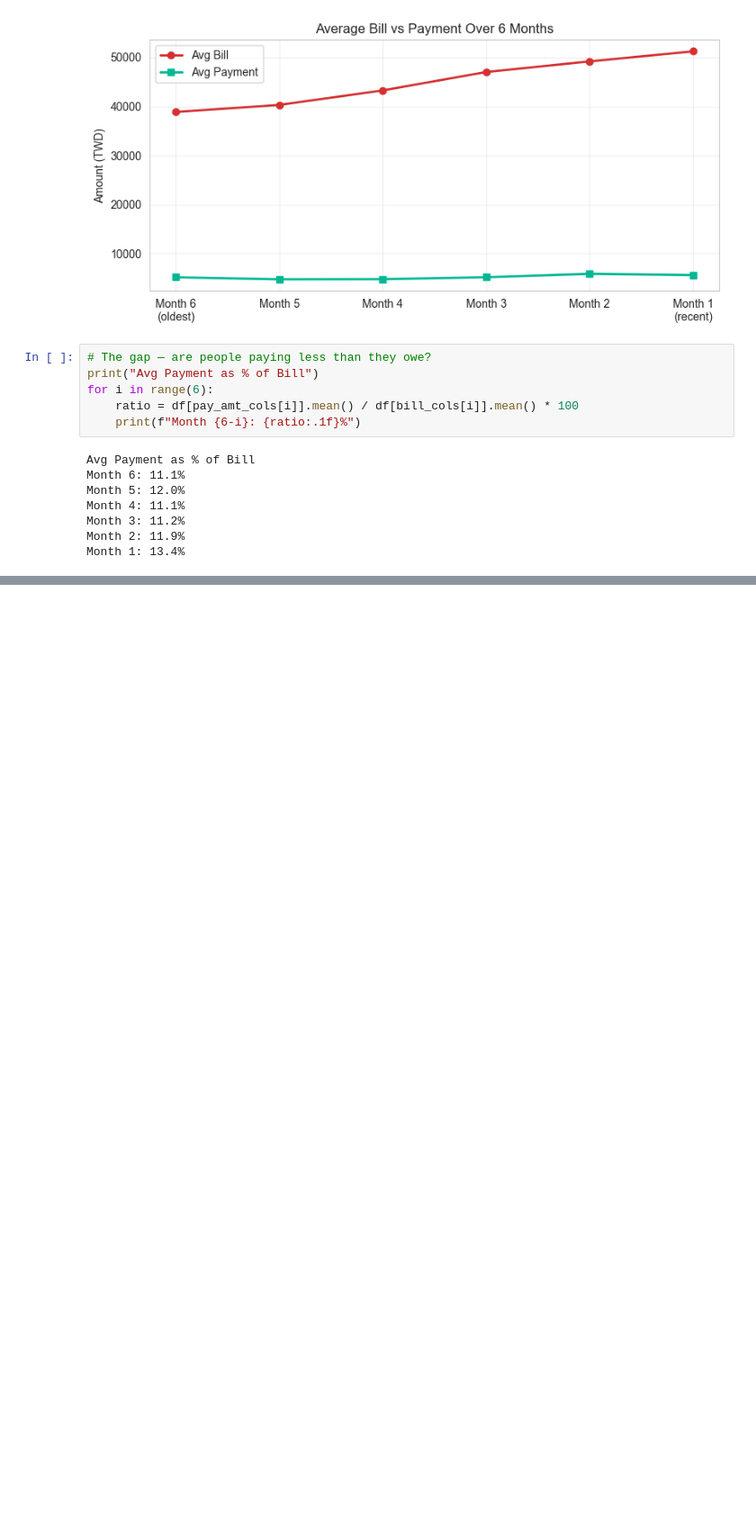
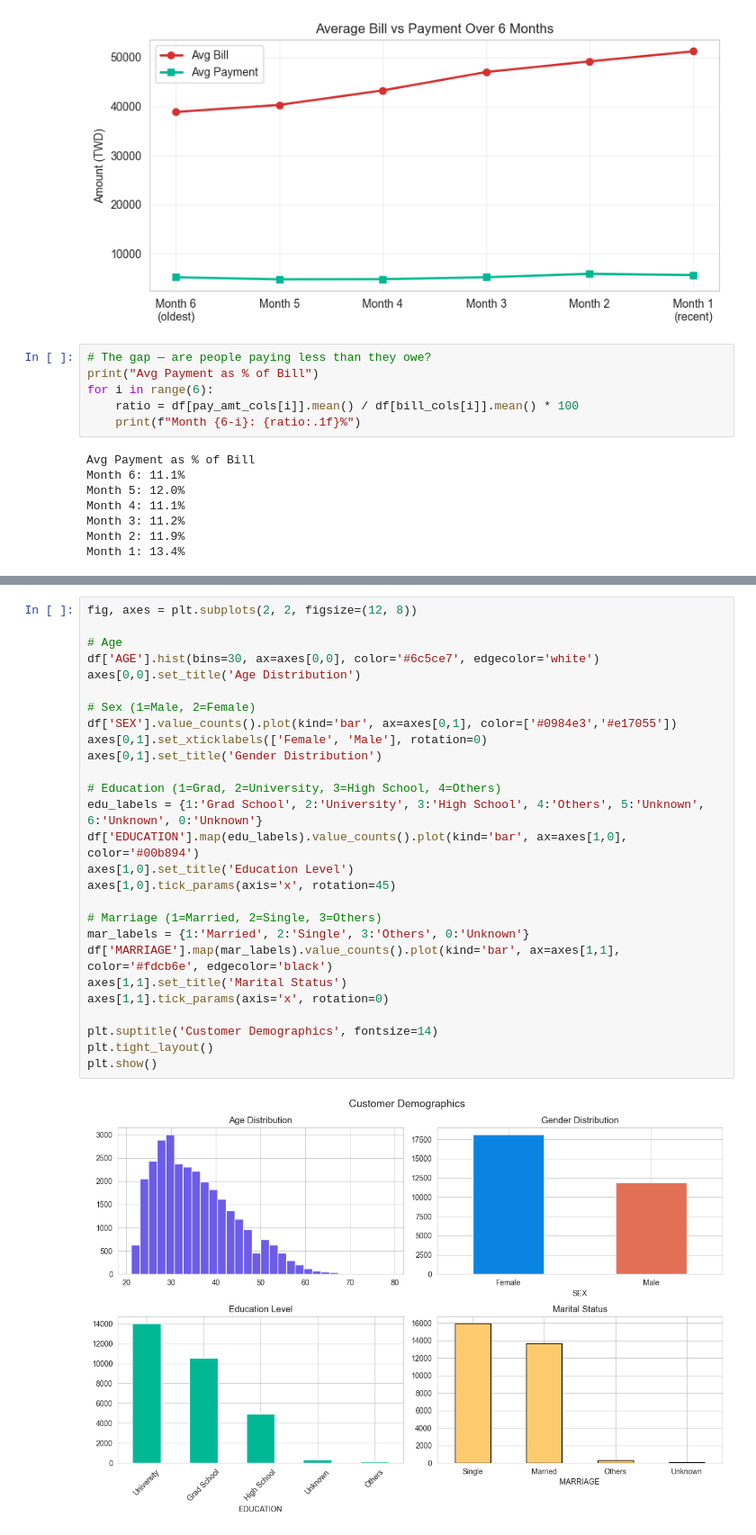
Before and after one commit to RajdeepOfGithub/SBDR, a Jupyter notebook: notebooks/01_data_loading.ipynb, the cells around one changed output, grey strips where cells are left out. Shown at 90% size. Cells and saved outputs as stored; diff of their text form; blank space fills up the shorter version.

```diff
--- a/notebooks/01_data_loading.ipynb
+++ b/notebooks/01_data_loading.ipynb
@@ -234,0 +248,29 @@ Month 1: 13.4%
+# %%
+fig, axes = plt.subplots(2, 2, figsize=(12, 8))
+
+# Age
+df['AGE'].hist(bins=30, ax=axes[0,0], color='#6c5ce7', edgecolor='white')
+axes[0,0].set_title('Age Distribution')
+
+# Sex (1=Male, 2=Female)
+df['SEX'].value_counts().plot(kind='bar', ax=axes[0,1], color=['#0984e3','#e17055'])
+axes[0,1].set_xticklabels(['Female', 'Male'], rotation=0)
+axes[0,1].set_title('Gender Distribution')
+
+# Education (1=Grad, 2=University, 3=High School, 4=Others)
+edu_labels = {1:'Grad School', 2:'University', 3:'High School', 4:'Others', 5:'Unknown', 6:'Unknown', 0:'Unknown'}
+df['EDUCATION'].map(edu_labels).value_counts().plot(kind='bar', ax=axes[1,0], color='#00b894')
+axes[1,0].set_title('Education Level')
+axes[1,0].tick_params(axis='x', rotation=45)
+
+# Marriage (1=Married, 2=Single, 3=Others)
+mar_labels = {1:'Married', 2:'Single', 3:'Others', 0:'Unknown'}
+df['MARRIAGE'].map(mar_labels).value_counts().plot(kind='bar', ax=axes[1,1], color='#fdcb6e', edgecolor='black')
+axes[1,1].set_title('Marital Status')
+axes[1,1].tick_params(axis='x', rotation=0)
+
+plt.suptitle('Customer Demographics', fontsize=14)
+plt.tight_layout()
+plt.show()
+# %% [output]
+[figure, added]
```
Also changed, not shown: parts of 2 cells of this notebook.
